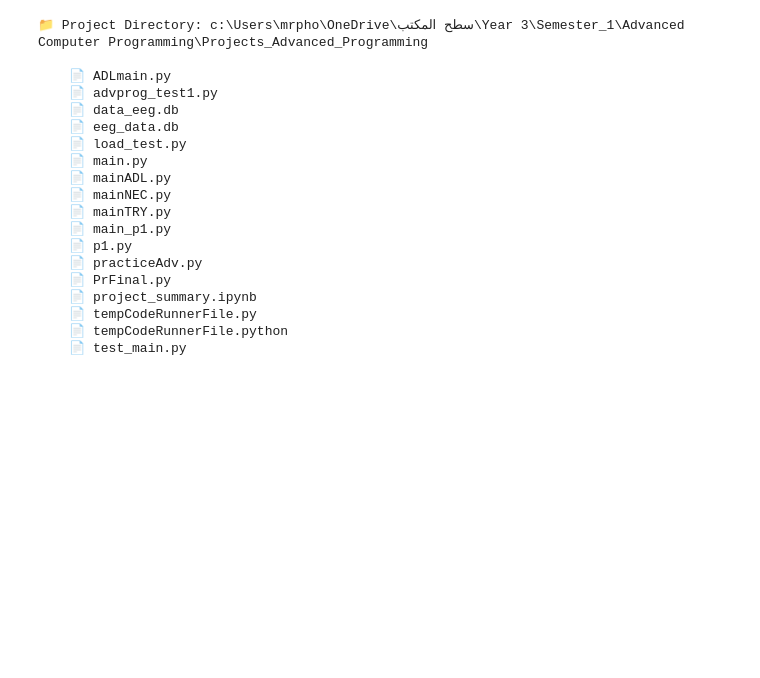
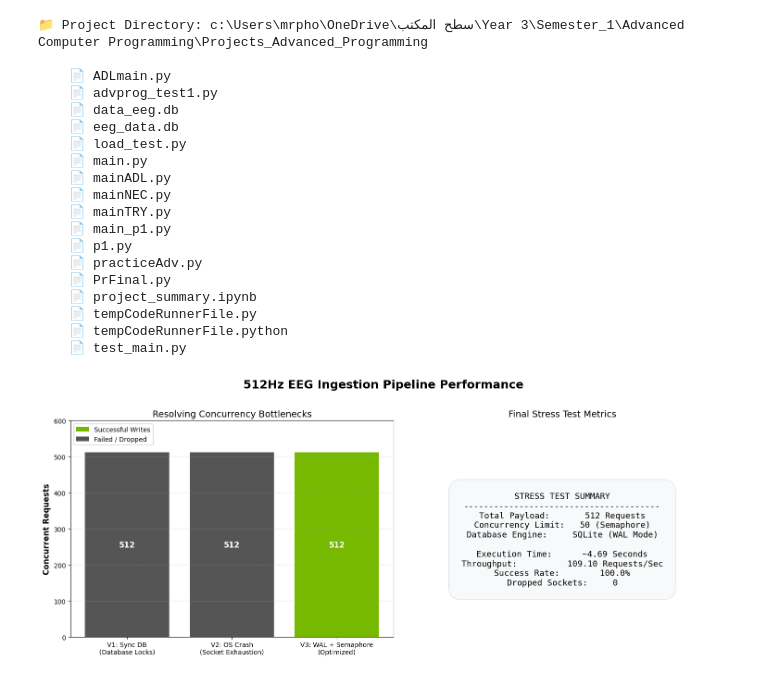
Before and after one commit to BARAAABID/eeg-ingestion-api, a Jupyter notebook: project_summary.ipynb, the cells around one changed output. Drawn from its saved outputs; the diff is of its cells as text; code cells hidden in the pictures; blank space fills up the shorter version.

```diff
--- a/project_summary.ipynb
+++ b/project_summary.ipynb
@@ -49,3 +57,66 @@ print_directory_tree('.')
     📄 tempCodeRunnerFile.py
     📄 tempCodeRunnerFile.python
     📄 test_main.py
+# %%
+import matplotlib.pyplot as plt
+import numpy as np
+
+iterations = [
+    'V1: Sync DB\n(Database Locks)',
+    'V2: OS Crash\n(Socket Exhaustion)',
+    'V3: WAL + Semaphore\n(Optimized)'
+]
+successes = [0, 0, 512]
+failures = [512, 512, 0]
+
+# Modern Color Palette
+color_success = '#76b900'  # A vibrant tech green
+color_fail = '#555555'     # A sleek slate grey
+
+fig, (ax1, ax2) = plt.subplots(1, 2, figsize=(15, 6))
+fig.suptitle('512Hz EEG Ingestion Pipeline Performance', fontsize=18, fontweight='bold', y=1.02)
+
+# --- Chart 1: The Optimization Journey ---
+bar_success = ax1.bar(iterations, successes, color=color_success, label='Successful Writes')
+bar_fail = ax1.bar(iterations, failures, bottom=successes, color=color_fail, label='Failed / Dropped')
+
+ax1.set_ylabel('Concurrent Requests', fontsize=12, fontweight='bold')
+ax1.set_title('Resolving Concurrency Bottlenecks', fontsize=14)
+ax1.legend(loc='upper left', framealpha=0.9)
+ax1.grid(axis='y', linestyle='--', alpha=0.4)
+
+# Add headroom and data labels
+ax1.set_ylim(0, 600)
+ax1.bar_label(bar_success, label_type='center', color='white', fontweight='bold', fontsize=12)
+ax1.bar_label(bar_fail, label_type='center', color='white', fontweight='bold', fontsize=12)
+
+# Hide zero labels for a cleaner look
+for text in ax1.texts:
+    if text.get_text() == '0':
+        text.set_alpha(0)
+
+# --- Chart 2: Final Production Metrics ---
+ax2.axis('off')
+ax2.set_title('Final Stress Test Metrics', fontsize=14)
+
+metrics_text = (
+    "STRESS TEST SUMMARY\n"
+    "---------------------------------------\n"
+    "Total Payload:       512 Requests\n"
+    "Concurrency Limit:   50 (Semaphore)\n"
+    "Database Engine:     SQLite (WAL Mode)\n\n"
+    "Execution Time:      ~4.69 Seconds\n"
+    "Throughput:          109.10 Requests/Sec\n"
+    "Success Rate:        100.0%\n"
+    "Dropped Sockets:     0"
+)
+
+# Centered styling for the KPI box
+ax2.text(0.5, 0.45, metrics_text, fontsize=13, family='monospace',
+         ha='center', va='center',
+         bbox=dict(facecolor='#f8f9fa', edgecolor='#dee2e6', boxstyle='round,pad=1.5'))
+
+plt.tight_layout()
+plt.show()
+# %% [output]
+[figure, added]
```
Also changed, not shown: parts of 1 cell of this notebook.
